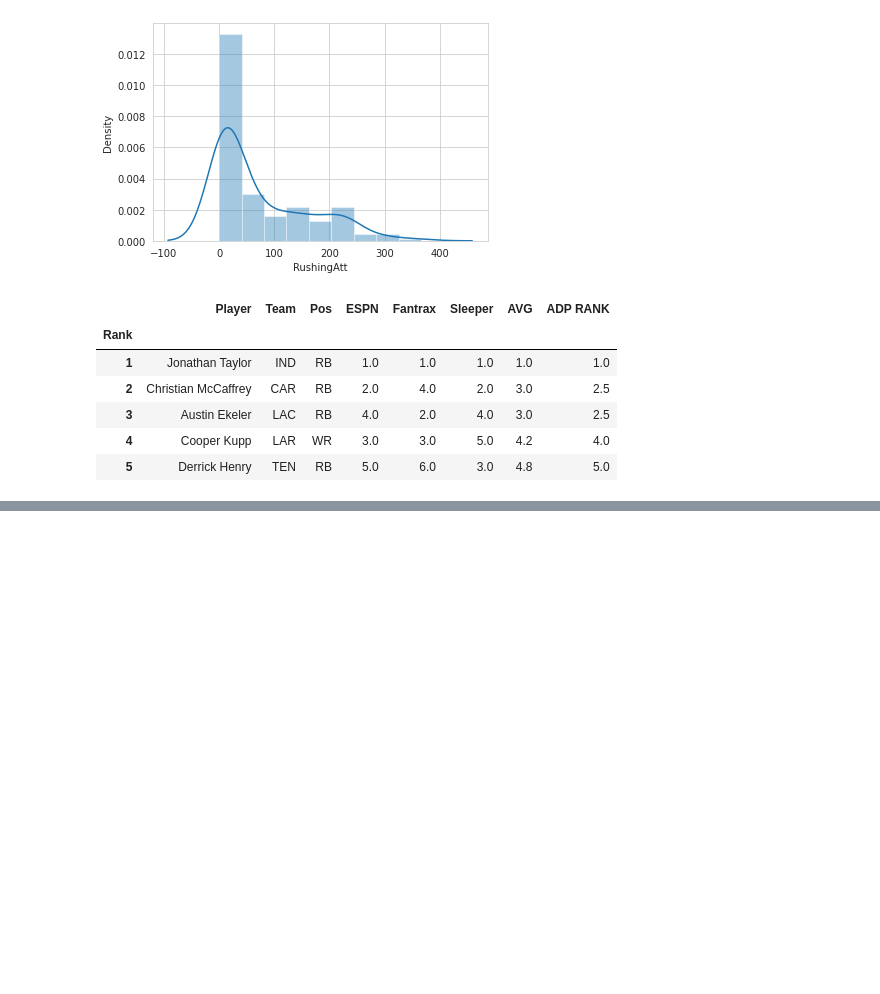
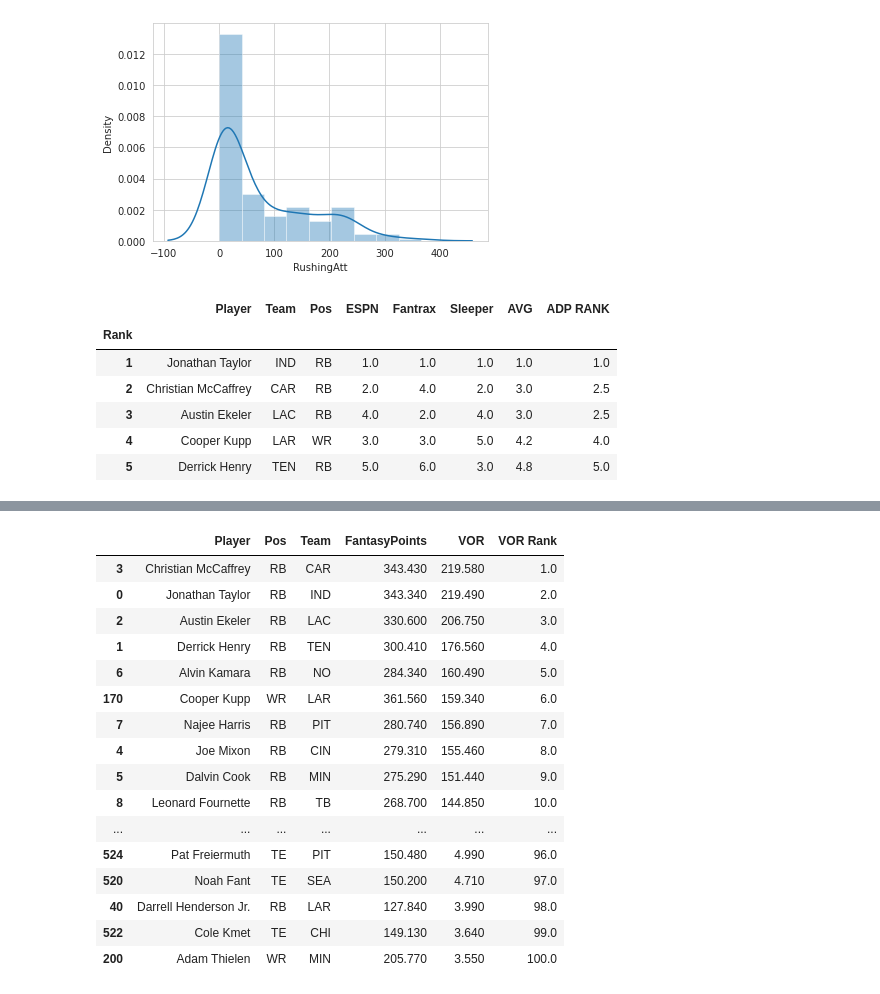
Before and after one commit to oldgreg07/Journey-to-the-Center-of-Python, a Jupyter notebook: ExploringPandas.ipynb, the cells around one changed output, grey strips where cells are left out. Saved outputs shown, nothing was run; the diff lists cells and outputs as text; code cells hidden in the pictures; blank space fills up the shorter version.

```diff
--- a/ExploringPandas.ipynb
+++ b/ExploringPandas.ipynb
@@ -124,0 +155,10 @@ adp_df.head()
+# %%
+replacement_values = {}
+
+for position, player_name in replacement_players.items():
+
+    player = df.loc[df['Player'] == player_name]
+
+    replacement_values[position] = player['FantasyPoints'].tolist()[0]
+
+print(replacement_values)
@@ -124,0 +167,11 @@ adp_df.head()
+# %%
+pd.set_option('chained_assignment', None)
+
+df = df.loc[df['Pos'].isin(['QB', 'RB', 'WR', 'TE'])]
+
+df['VOR'] = df.apply(
+    lambda row: row['FantasyPoints'] - replacement_values.get(row['Pos']), axis=1
+
+)
+
+df.head()
@@ -124,0 +185,23 @@ adp_df.head()
+# %%
+pd.set_option('display.max_rows', None)
+
+df['VOR Rank'] = df['VOR'].rank(ascending=False)
+df.sort_values(by='VOR', ascending=False).head(100)
+# %% [output]
+|  | Player | Pos | Team | FantasyPoints | VOR | VOR Rank |
+| 3 | Christian McCaffrey | RB | CAR | 343.430 | 219.580 | 1.0 |
+| 0 | Jonathan Taylor | RB | IND | 343.340 | 219.490 | 2.0 |
+| 2 | Austin Ekeler | RB | LAC | 330.600 | 206.750 | 3.0 |
+| 1 | Derrick Henry | RB | TEN | 300.410 | 176.560 | 4.0 |
+| 6 | Alvin Kamara | RB | NO | 284.340 | 160.490 | 5.0 |
+| 170 | Cooper Kupp | WR | LAR | 361.560 | 159.340 | 6.0 |
+| 7 | Najee Harris | RB | PIT | 280.740 | 156.890 | 7.0 |
+| 4 | Joe Mixon | RB | CIN | 279.310 | 155.460 | 8.0 |
+| 5 | Dalvin Cook | RB | MIN | 275.290 | 151.440 | 9.0 |
+| 8 | Leonard Fournette | RB | TB | 268.700 | 144.850 | 10.0 |
+| ... | ... | ... | ... | ... | ... | ... |
+| 524 | Pat Freiermuth | TE | PIT | 150.480 | 4.990 | 96.0 |
+| 520 | Noah Fant | TE | SEA | 150.200 | 4.710 | 97.0 |
+| 40 | Darrell Henderson Jr. | RB | LAR | 127.840 | 3.990 | 98.0 |
+| 522 | Cole Kmet | TE | CHI | 149.130 | 3.640 | 99.0 |
+| 200 | Adam Thielen | WR | MIN | 205.770 | 3.550 | 100.0 |
```
Also changed, not shown: parts of 3 cells of this notebook.
